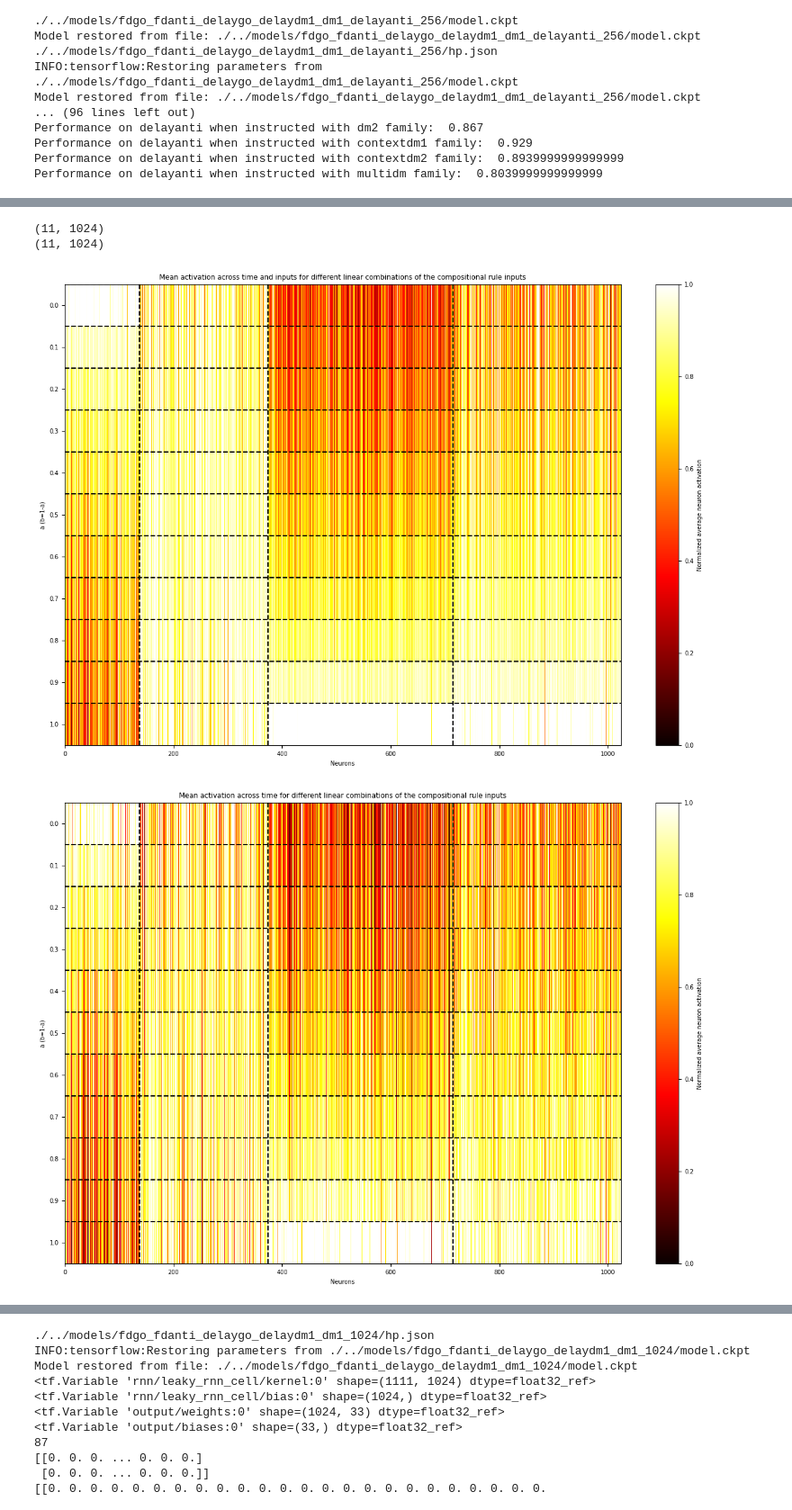
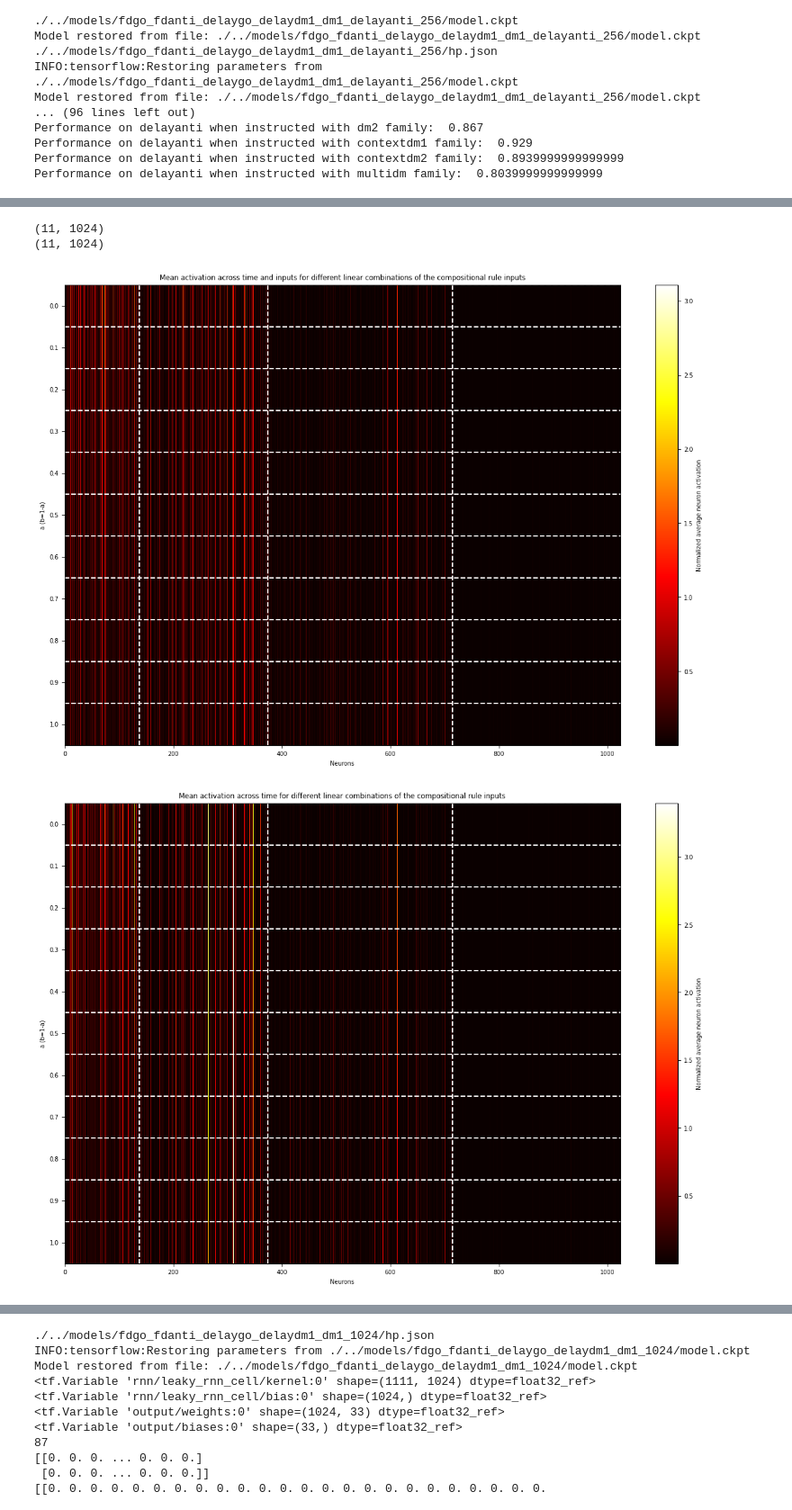
Before and after one commit to burnhamdr/multitask, a Jupyter notebook: rt_visualization.ipynb, the cells around one changed output, grey strips where cells are left out. Shown at 90% size. Drawn from its saved outputs; the diff is of its cells as text; code cells hidden in the pictures.

```diff
--- a/rt_visualization.ipynb
+++ b/rt_visualization.ipynb
@@ -20,0 +120,21 @@ import matplotlib.pyplot as plt
+# %%
+model_dir='./../models/newsinglering_bias_fdgo_fdanti_delaygo_1024_01_4'
+
+model=Model(model_dir)
+
+replace_rule= ['fdgo','fdanti','delaygo']
+
+pure_tasks_perfs=[]
+
+for i in range(len(replace_rule)):
+
+    rule_strength=[0]*len(replace_rule)
+    rule_strength[i]=1
+    perf, _ = taskset.run_network_replacerule(model_dir, replace_rule[i], replace_rule, rule_strength)
+    pure_tasks_perfs.append(perf)
+
+rule_strength=[-1,1,1]
+perf, _ = taskset.run_network_replacerule(model_dir, 'delayanti', replace_rule, rule_strength)
+pure_tasks_perfs.append(perf)
+
+print(pure_tasks_perfs)
@@ -661,11 +1003,11 @@ with tf.Session() as sess:
     data=np.concatenate((data1.reshape(1,len(data1)),data2.reshape(1,len(data2))),axis=0)
     print(data.shape)
 
-    data=data/np.max(data,axis=0)
+    #data=data/np.max(data,axis=0)
 
     fig1,ax1=plt.subplots(figsize=(15,5))
 
-    im1=ax1.imshow(data,cmap='hot',aspect='auto',interpolation='none',vmax=1,vmin=0)
+    im1=ax1.imshow(data,cmap='hot',aspect='auto',interpolation='none')
     ax1.set_yticks([0,1])
     ax1.set_yticklabels(['Mean across \ntime and inputs','Mean across time'])
     ax1.set_xlabel('Neurons')
@@ -673,11 +1015,11 @@ with tf.Session() as sess:
     cbar1=fig1.colorbar(im1)
     cbar1.set_label('Normalized average neuron activation')
 
-    ax1.axhline(0.5,color = 'black', linestyle='--')
+    ax1.axhline(0.5,color = 'white', linestyle='--')
     prev=0
     for lab in np.unique(CA.labels):
         curr_count=len(tot_labels[tot_labels==lab])
-        ax1.axvline(len(tot_labels[tot_labels==lab])+prev,color = 'black', linestyle='--')
+        ax1.axvline(len(tot_labels[tot_labels==lab])+prev,color = 'white', linestyle='--')
         prev=prev+curr_count
 
     plt.show()
@@ -700,8 +1042,8 @@ with tf.Session() as sess:
         data_t_i.append(data1)
         data_t.append(data2)
 
-    data_t_i=data_t_i/np.max(data_t_i,axis=0)
-    data_t=data_t/np.max(data_t,axis=0)
+    #data_t_i=data_t_i/np.max(data_t_i,axis=0)
+    #data_t=data_t/np.max(data_t,axis=0)
 
     data_t_i=np.array(data_t_i)[:,mix]
     data_t=np.array(data_t)[:,mix]
@@ -711,7 +1053,7 @@ with tf.Session() as sess:
 
     fig2,ax2=plt.subplots(figsize=(15,10))
 
-    im2=ax2.imshow(data_t_i,cmap='hot',aspect='auto',interpolation='none',vmax=1,vmin=0)
+    im2=ax2.imshow(data_t_i,cmap='hot',aspect='auto',interpolation='none')
     ax2.set_yticks([0,1,2,3,4,5,6,7,8,9,10])
     ax2.set_title('Mean activation across time and inputs for different linear combinations of the compositional rule inputs')
     ax2.set_xlabel('Neurons')
@@ -721,18 +1063,18 @@ with tf.Session() as sess:
     cbar2.set_label('Normalized average neuron activation')
 
     for a in np.linspace(0,1,11):
-        ax2.axhline(a*10 - 0.5,color = 'black', linestyle='--')
+        ax2.axhline(a*10 - 0.5,color = 'white', linestyle='--')
     prev=0
     for lab in np.unique(CA.labels):
         curr_count=len(tot_labels[tot_labels==lab])
-        ax2.axvline(len(tot_labels[tot_labels==lab])+prev,color = 'black', linestyle='--')
+        ax2.axvline(len(tot_labels[tot_labels==lab])+prev,color = 'white', linestyle='--')
         prev=prev+curr_count
 
     plt.show()
 
     fig3,ax3=plt.subplots(figsize=(15,10))
 
-    im3=ax3.imshow(data_t,cmap='hot',aspect='auto',interpolation='none',vmax=1,vmin=0)
+    im3=ax3.imshow(data_t,cmap='hot',aspect='auto',interpolation='none')
     ax3.set_yticks([0,1,2,3,4,5,6,7,8,9,10])
     ax3.set_title('Mean activation across time for different linear combinations of the compositional rule inputs')
     ax3.set_xlabel('Neurons')
@@ -742,11 +1084,11 @@ with tf.Session() as sess:
     cbar3.set_label('Normalized average neuron activation')
 
     for a in np.linspace(0,1,11):
-        ax3.axhline(a*10 - 0.5,color = 'black', linestyle='--')
+        ax3.axhline(a*10 - 0.5,color = 'white', linestyle='--')
     prev=0
     for lab in np.unique(CA.labels):
         curr_count=len(tot_labels[tot_labels==lab])
-        ax3.axvline(len(tot_labels[tot_labels==lab])+prev,color = 'black', linestyle='--')
+        ax3.axvline(len(tot_labels[tot_labels==lab])+prev,color = 'white', linestyle='--')
         prev=prev+curr_count
 
     plt.show()
@@ -772,7 +1114,7 @@ Model restored from file: ./../models/fdgo_fdanti_delaygo_delaydm1_dm1_1024/mode
 (11, 1024)
 (11, 1024)
-[figure, old version]
+[figure, new version]
-[figure, old version]
+[figure, new version]
 # %%
 model_dir='./../models/fdgo_fdanti_delaygo_delaydm1_dm1_1024'
 
```
Also changed, not shown: parts of 15 cells of this notebook, 49 other files.
